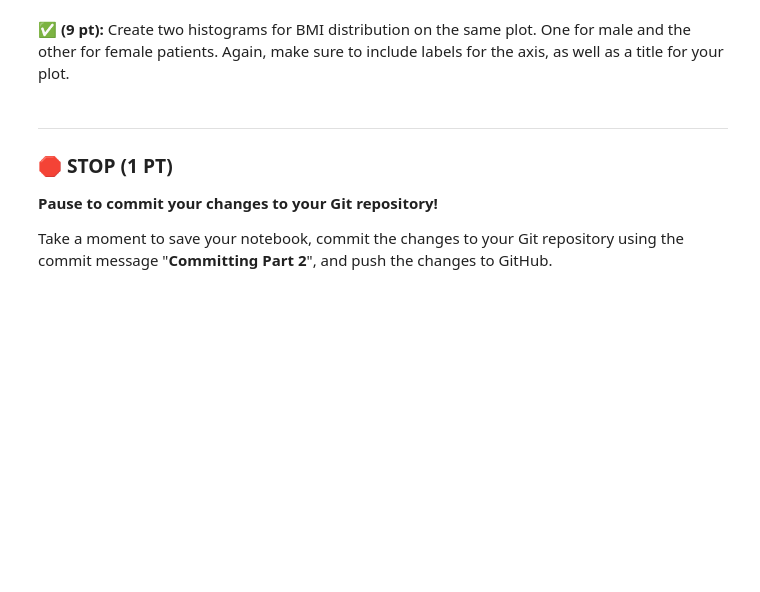
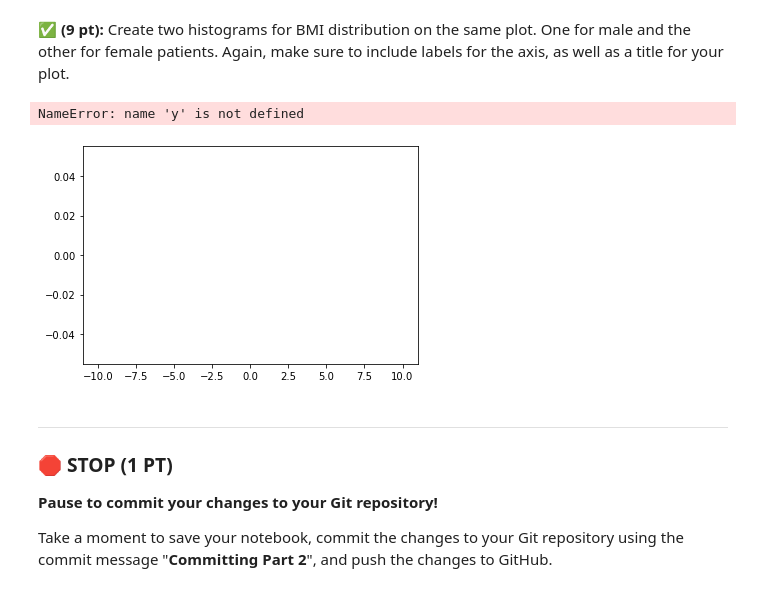
Before and after one commit to wilcox63/CMSE202-s23-turnin, a Jupyter notebook: midterm/CMSE202-Midterm-Sect001_TF_Mods-WilcoxAnneMarie.ipynb, the cells around one changed output. Cells and saved outputs as stored; diff of their text form; code cells hidden in the pictures; blank space fills up the shorter version.

```diff
--- a/midterm/CMSE202-Midterm-Sect001_TF_Mods-WilcoxAnneMarie.ipynb
+++ b/midterm/CMSE202-Midterm-Sect001_TF_Mods-WilcoxAnneMarie.ipynb
@@ -96,3 +155,17 @@ git pull or git clone midterm
+# %%
+## put your code here
+x = males
+females = ddf[mask2]
+
+bins = np.linspace(-10, 10, 100)
+
+plt.hist(x["BMI"], bins, alpha=0.5, label='x')
+plt.hist(y["BMI"], bins, alpha=0.5, label='y')
+plt.legend(loc='upper right')
+plt.show()
+# %% [output]
+NameError: name 'y' is not defined
+[figure, added]
 # %% [markdown]
 ---
 ### &#128721; STOP (1 PT)
```
Also changed, not shown: parts of 8 cells of this notebook.
